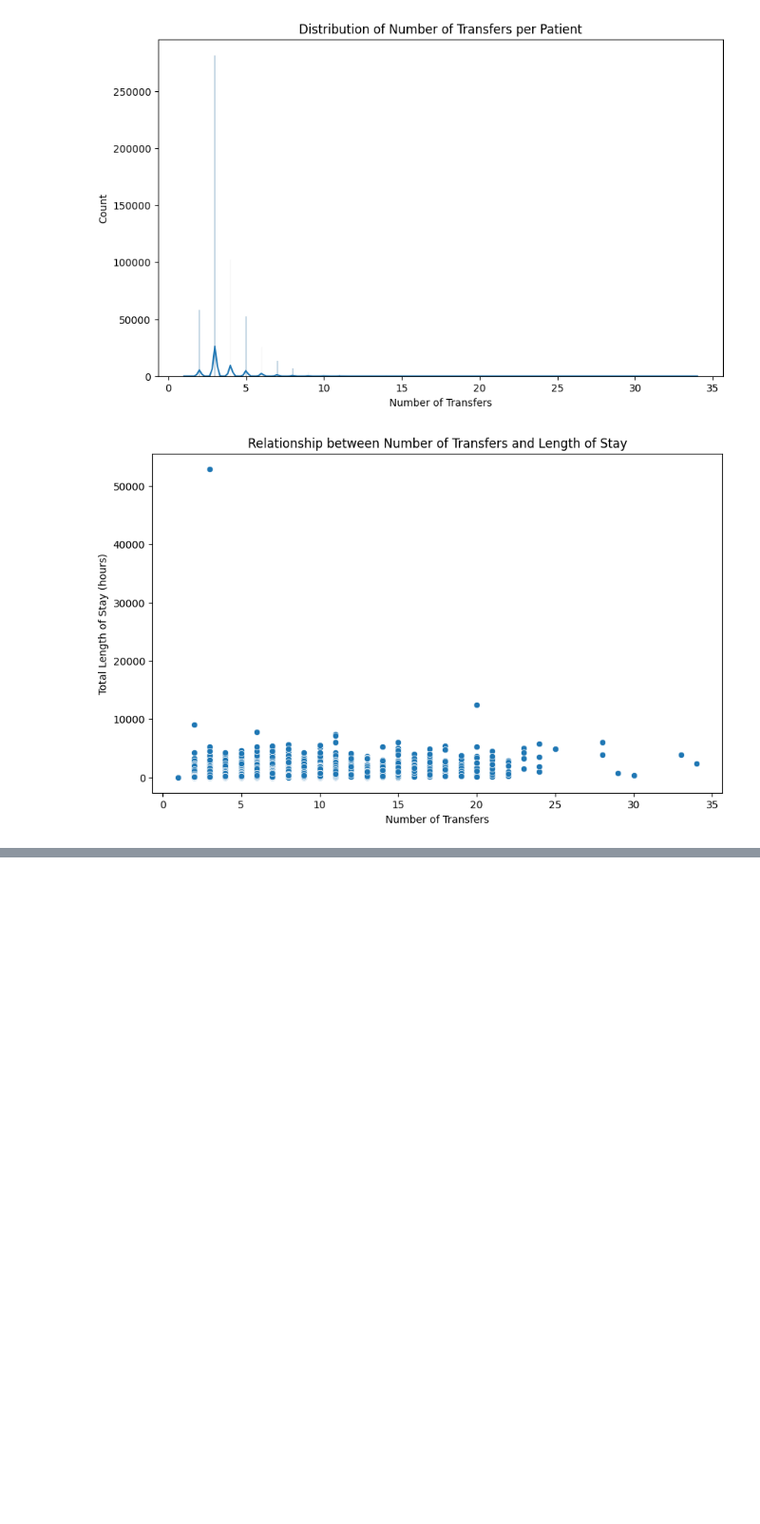
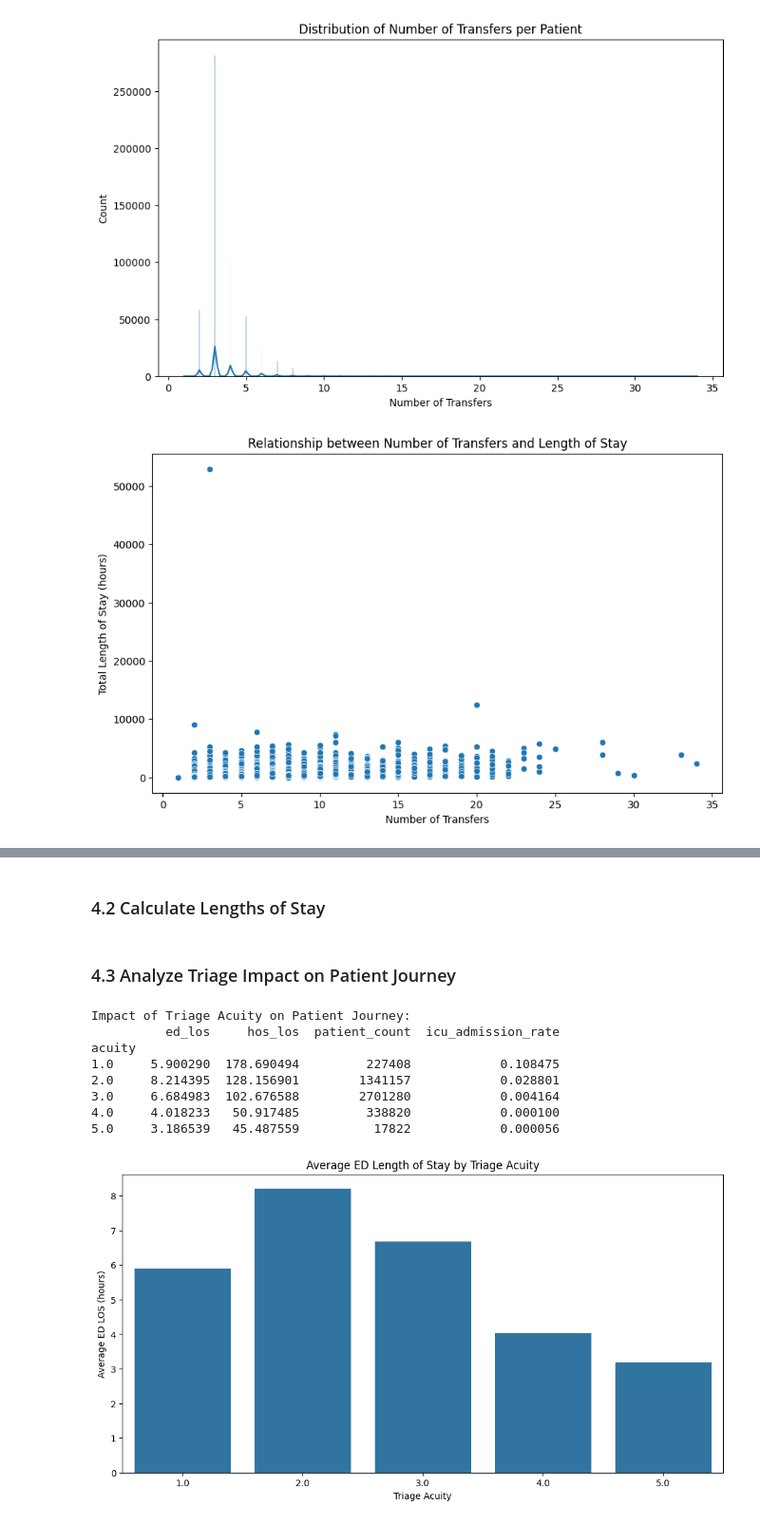
Before and after one commit to JewelsHovan/Milestone-I, a Jupyter notebook: src/FlowAnalysis.ipynb, the cells around one changed output, grey strips where cells are left out. Shown: that part at 95% size. Drawn from its saved outputs; the diff is of its cells as text; code cells hidden in the pictures; blank space fills up the shorter version.

```diff
--- a/src/FlowAnalysis.ipynb
+++ b/src/FlowAnalysis.ipynb
@@ -215,0 +253,4 @@ plt.show()
+# %%
+# Calculate ED length of stay
+merged_df['ed_los'] = (merged_df['outtime_x'] - merged_df['intime_x']).dt.total_seconds() / 3600
+merged_df['hos_los'] = (merged_df['dischtime'] - merged_df['admittime']).dt.total_seconds() / 3600
@@ -215,0 +265,41 @@ plt.show()
+# %% [markdown]
+### 4.2 Calculate Lengths of Stay
+# %%
+# Calculate ED length of stay
+merged_df['ed_los'] = (merged_df['outtime_x'] - merged_df['intime_x']).dt.total_seconds() / 3600
+merged_df['hos_los'] = (merged_df['dischtime'] - merged_df['admittime']).dt.total_seconds() / 3600
+# %% [markdown]
+### 4.3 Analyze Triage Impact on Patient Journey
+# %%
+def analyze_triage_impact(df):
+    triage_impact = df.groupby('acuity').agg({
+        'ed_los': 'mean',
+        'hos_los': 'mean',
+        'subject_id': 'count'
+    }).rename(columns={'subject_id': 'patient_count'})
+
+    triage_impact['icu_admission_rate'] = df[df['careunit'].str.contains('ICU', na=False)].groupby('acuity')['subject_id'].count() / triage_impact['patient_count']
+
+    return triage_impact
+
+triage_impact = analyze_triage_impact(merged_df)
+print("Impact of Triage Acuity on Patient Journey:")
+print(triage_impact)
+
+# Visualize triage impact
+plt.figure(figsize=(12, 6))
+sns.barplot(x=triage_impact.index, y='ed_los', data=triage_impact)
+plt.title('Average ED Length of Stay by Triage Acuity')
+plt.xlabel('Triage Acuity')
+plt.ylabel('Average ED LOS (hours)')
+plt.show()
+# %% [output]
+Impact of Triage Acuity on Patient Journey:
+          ed_los     hos_los  patient_count  icu_admission_rate
+acuity
+1.0     5.900290  178.690494         227408            0.108475
+2.0     8.214395  128.156901        1341157            0.028801
+3.0     6.684983  102.676588        2701280            0.004164
+4.0     4.018233   50.917485         338820            0.000100
+5.0     3.186539   45.487559          17822            0.000056
+[figure, added]
```
Also changed, not shown: parts of 37 cells of this notebook, 6 other files.
